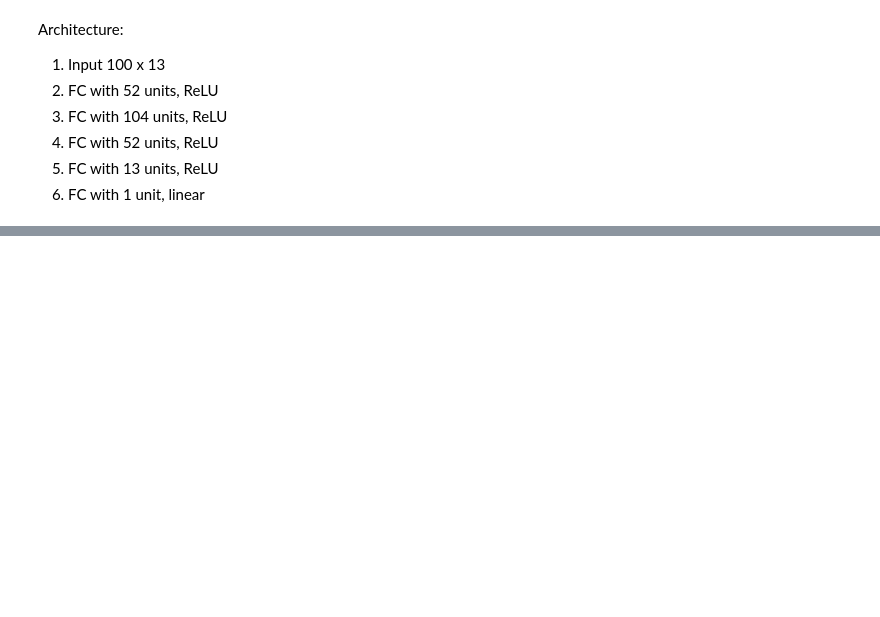
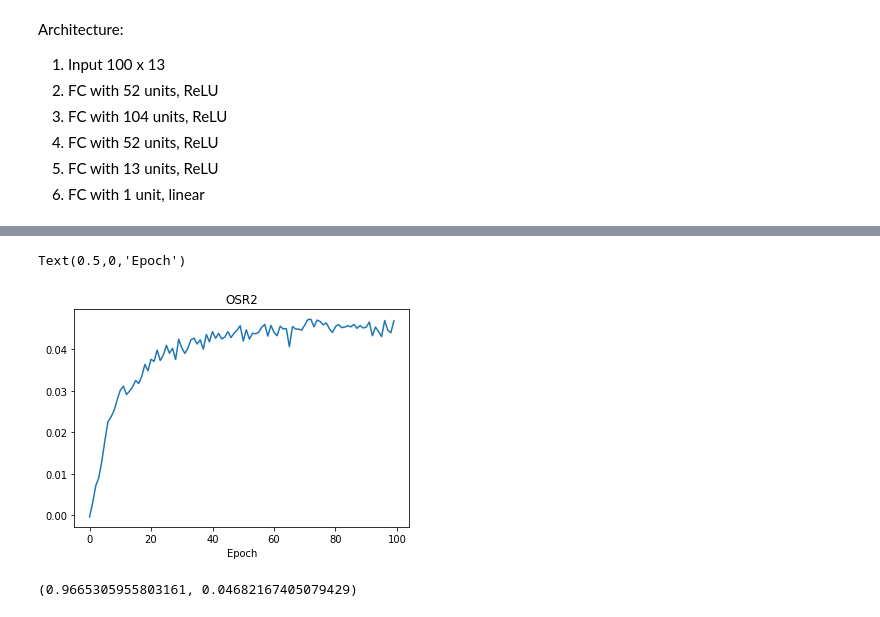
Before and after one commit to sschao/Spotify-Analysis-15.071, a Jupyter notebook: Spotify_NN.ipynb, the cells around one changed output, grey strips where cells are left out. Drawn from its saved outputs; the diff is of its cells as text; code cells hidden in the pictures; blank space fills up the shorter version.

```diff
--- a/Spotify_NN.ipynb
+++ b/Spotify_NN.ipynb
@@ -177,0 +200,11 @@ plt.plot(train_hist['loss'])
+# %%
+plt.plot(train_hist['OSR2'])
+plt.title("OSR2")
+plt.xlabel("Epoch")
+# %% [output]
+Text(0.5,0,'Epoch')
+[figure, added]
+# %%
+np.sqrt(train_hist['Validation loss'][-1]), train_hist['OSR2'][-1]
+# %% [output]
+(0.9665305955803161, 0.04682167405079429)
```
Also changed, not shown: parts of 12 cells of this notebook.
